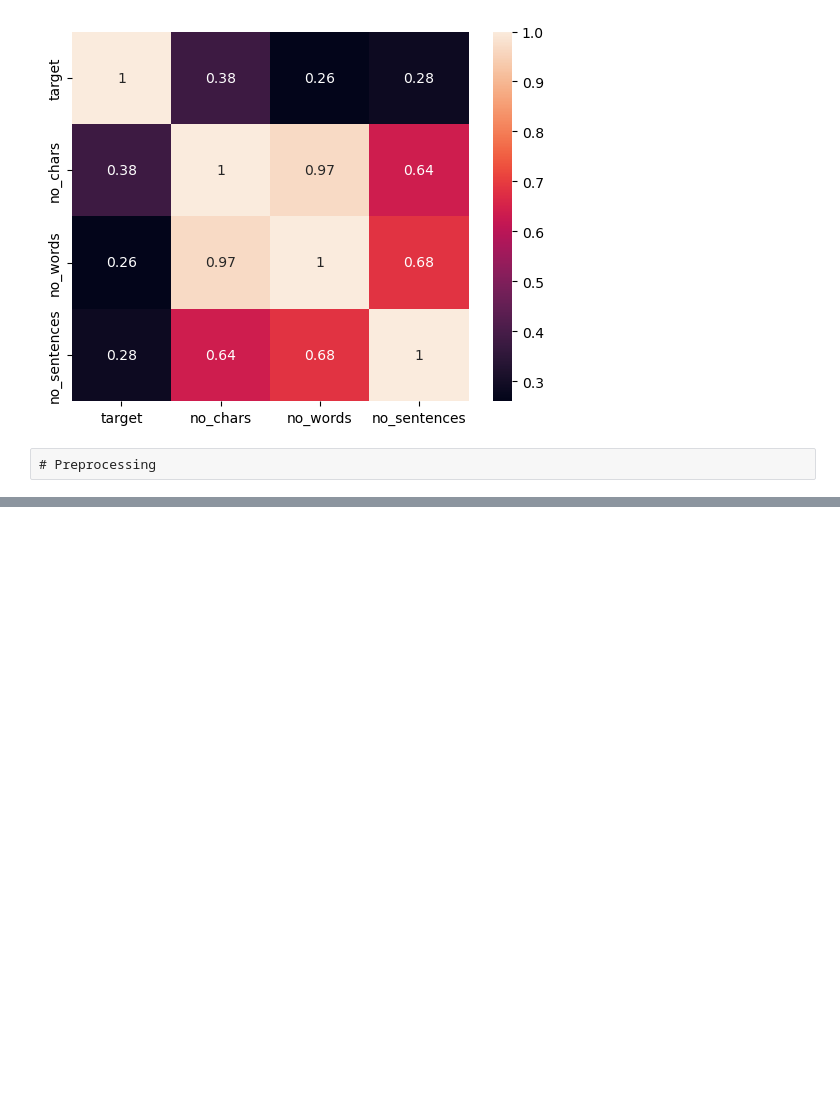
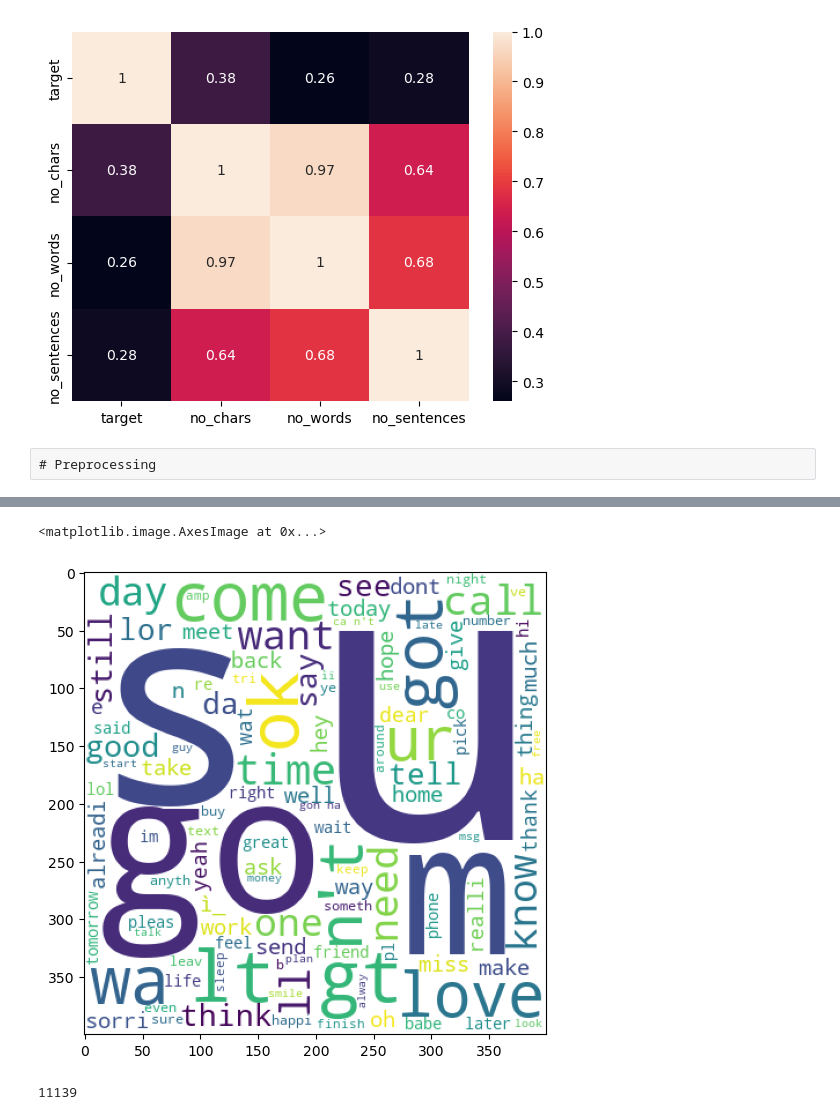
Before and after one commit to bhatt-j/Spam-Detector, a Jupyter notebook: spam detection.ipynb, the cells around one changed output, grey strips where cells are left out. Drawn from its saved outputs; the diff is of its cells as text; code cells hidden in the pictures; blank space fills up the shorter version.

```diff
--- a/spam detection.ipynb
+++ b/spam detection.ipynb
@@ -224,0 +226,19 @@ transform_text("I'm gonna be home soon and i don't want to talk about this stuff
+# %%
+# HAM
+ham_wc = wc.generate(spam_df[spam_df['target']==0]['trans_text'].str.cat(sep=" "))
+plt.figure(figsize = (15,6))
+plt.imshow(ham_wc)
+# %% [output]
+<matplotlib.image.AxesImage at 0x...>
+[figure, added]
+# %%
+# creating corpus
+spam_corpus = []
+
+for msg in spam_df[spam_df['target']==1]['trans_text'].tolist():
+    for word in msg.split():
+        spam_corpus.append(word)
+
+print(len(spam_corpus))
+# %% [output]
+11139
```
Also changed, not shown: parts of 14 cells of this notebook.
